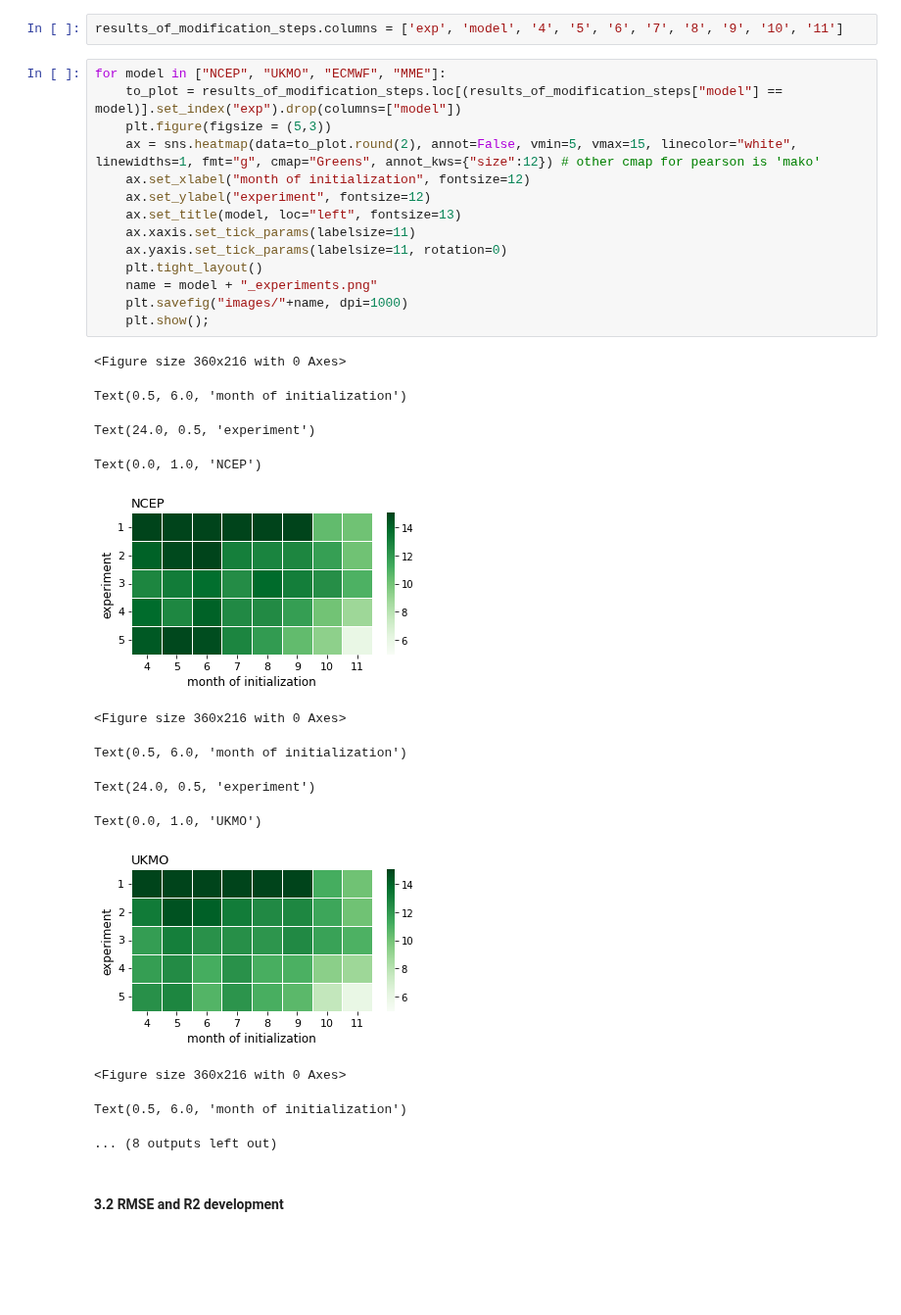
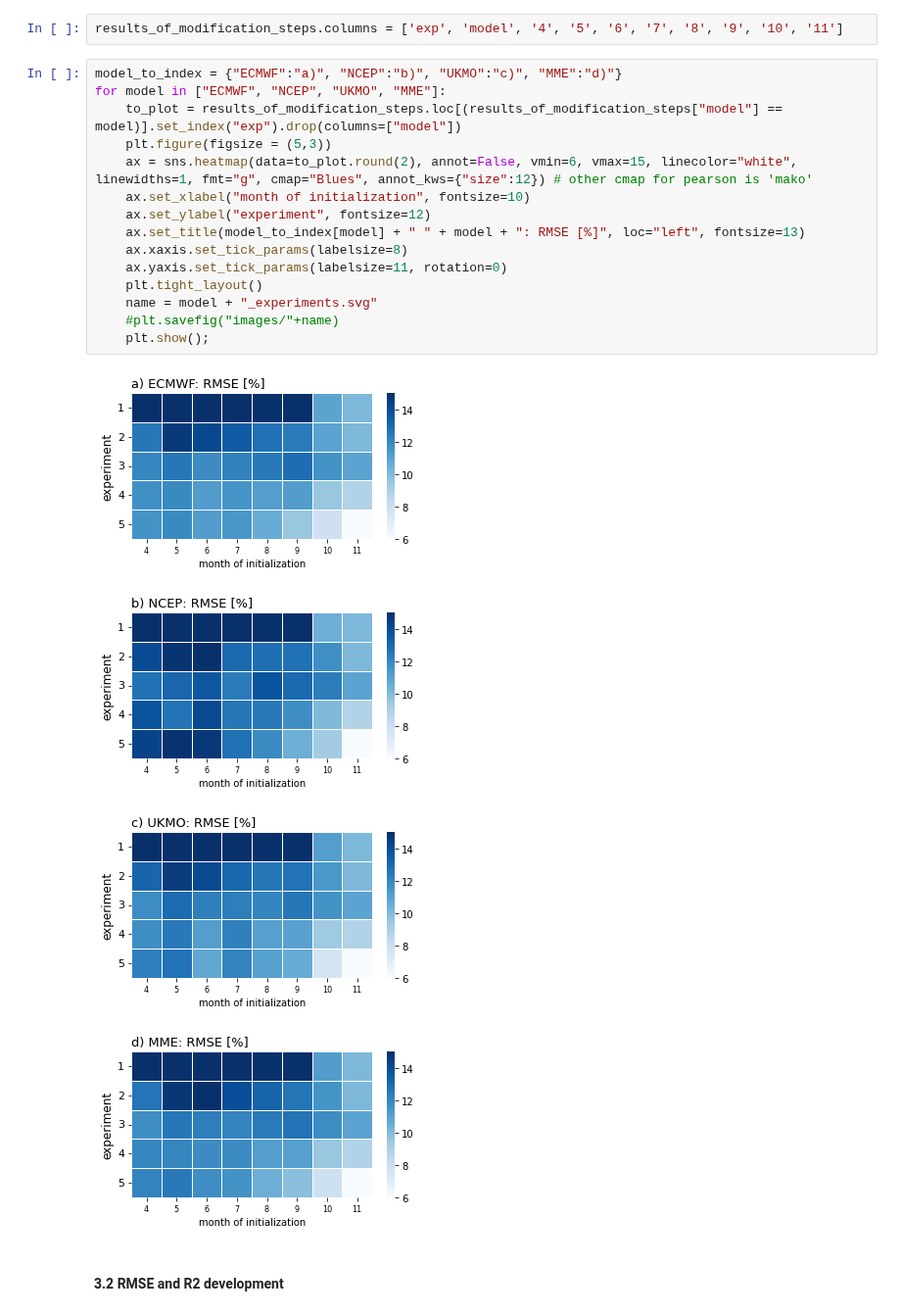
Before and after one commit to mzachow/wheat-yield-forecast-brazil, a Jupyter notebook: figures_for_manuscript.ipynb, the cells around one changed output. Shown at 98% size. Drawn from its saved outputs; the diff is of its cells as text; blank space fills up the shorter version.

```diff
--- a/figures_for_manuscript.ipynb
+++ b/figures_for_manuscript.ipynb
@@ -87,33 +90,25 @@ r2_scores.head(5)
 # %%
 results_of_modification_steps.columns = ['exp', 'model', '4', '5', '6', '7', '8', '9', '10', '11']
 # %%
-for model in ["NCEP", "UKMO", "ECMWF", "MME"]:
+model_to_index = {"ECMWF":"a)", "NCEP":"b)", "UKMO":"c)", "MME":"d)"}
+for model in ["ECMWF", "NCEP", "UKMO", "MME"]:
     to_plot = results_of_modification_steps.loc[(results_of_modification_steps["model"] == model)].set_index("exp").drop(columns=["model"])
     plt.figure(figsize = (5,3))
-    ax = sns.heatmap(data=to_plot.round(2), annot=False, vmin=5, vmax=15, linecolor="white", linewidths=1, fmt="g", cmap="Greens", annot_kws={"size":12}) # other cmap for pearson is 'mako'
-    ax.set_xlabel("month of initialization", fontsize=12)
+    ax = sns.heatmap(data=to_plot.round(2), annot=False, vmin=6, vmax=15, linecolor="white", linewidths=1, fmt="g", cmap="Blues", annot_kws={"size":12}) # other cmap for pearson is 'mako'
+    ax.set_xlabel("month of initialization", fontsize=10)
     ax.set_ylabel("experiment", fontsize=12)
-    ax.set_title(model, loc="left", fontsize=13)
-    ax.xaxis.set_tick_params(labelsize=11)
+    ax.set_title(model_to_index[model] + " " + model + ": RMSE [%]", loc="left", fontsize=13)
+    ax.xaxis.set_tick_params(labelsize=8)
     ax.yaxis.set_tick_params(labelsize=11, rotation=0)
     plt.tight_layout()
-    name = model + "_experiments.png"
-    plt.savefig("images/"+name, dpi=1000)
+    name = model + "_experiments.svg"
+    #plt.savefig("images/"+name)
     plt.show();
 # %% [output]
-<Figure size 360x216 with 0 Axes>
-Text(0.5, 6.0, 'month of initialization')
-Text(24.0, 0.5, 'experiment')
-Text(0.0, 1.0, 'NCEP')
-[figure, old version]
+[figure, new version]
-<Figure size 360x216 with 0 Axes>
-Text(0.5, 6.0, 'month of initialization')
-Text(24.0, 0.5, 'experiment')
-Text(0.0, 1.0, 'UKMO')
-[figure, old version]
+[figure, new version]
-<Figure size 360x216 with 0 Axes>
-Text(0.5, 6.0, 'month of initialization')
-... (8 outputs left out)
+[figure, added]
+[figure, added]
 # %% [markdown]
 #### 3.2 RMSE and R2 development
 # %%
```
Also changed, not shown: parts of 5 cells of this notebook, 32 other files.
